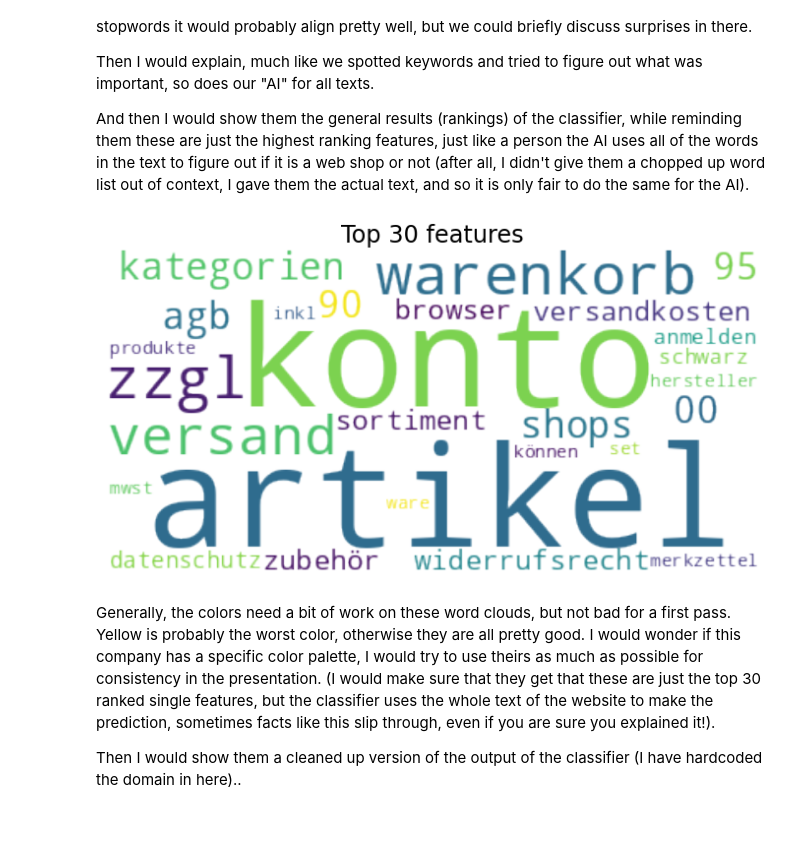
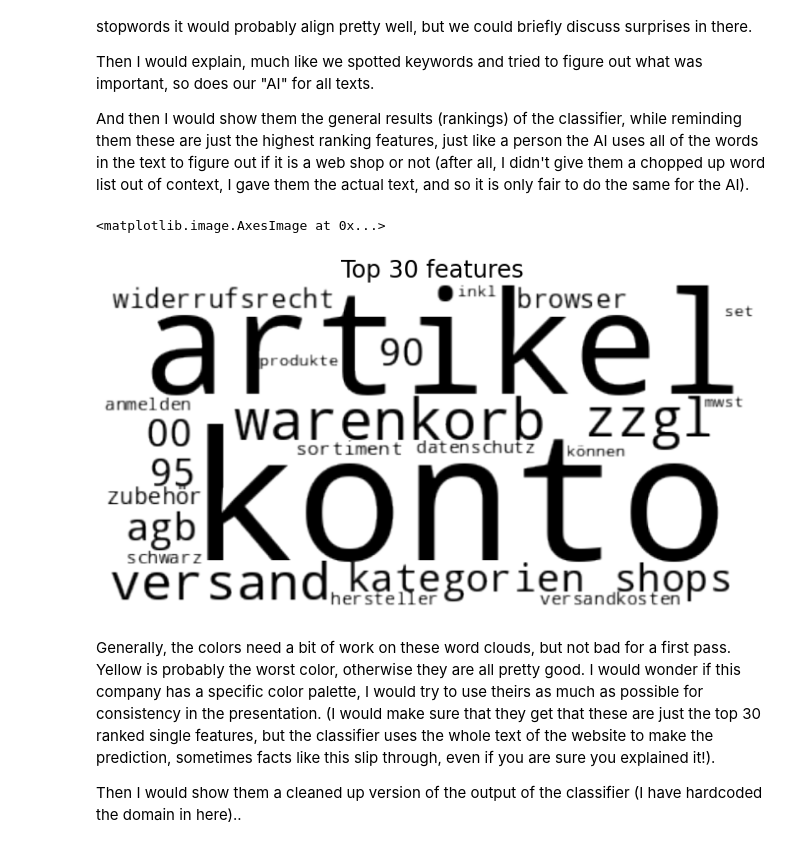
Before and after one commit to schi/NLP-technical-interview, a Jupyter notebook: notebook.ipynb, the cells around one changed output. Saved outputs shown, nothing was run; the diff lists cells and outputs as text; code cells hidden in the pictures.

```diff
--- a/notebook.ipynb
+++ b/notebook.ipynb
@@ -745,12 +746,13 @@ RF_feature_wordcloud = WordCloud(background_color="rgba(255, 255, 255, 0)", mode
                                  normalize_plurals=False, prefer_horizontal=1, min_font_size=10).generate_from_frequencies(feature_rank_dict)
 # %%
 plt.figure(figsize=(12, 12))
-plt.imshow(RF_feature_wordcloud, interpolation="bilinear")
 plt.axis("off")
 plt.title('Top 30 features', fontsize=24)
-plt.show()
+plt.imshow(RF_feature_wordcloud.recolor(
+    color_func=lambda **kwargs: "black"), interpolation="bilinear")
 # %% [output]
+<matplotlib.image.AxesImage at 0x...>
-[figure, old version]
+[figure, new version]
 # %% [markdown]
 Generally, the colors need a bit of work on these word clouds, but not bad for a first pass. Yellow is probably the worst color, otherwise they are all pretty good. I would wonder if this company has a specific color palette, I would try to use theirs as much as possible for consistency in the presentation. (I would make sure that they get that these are just the top 30 ranked single features, but the classifier uses the whole text of the website to make the prediction, sometimes facts like this slip through, even if you are sure you explained it!).
 
```
Also changed, not shown: parts of 3 cells of this notebook, 4 other files.
